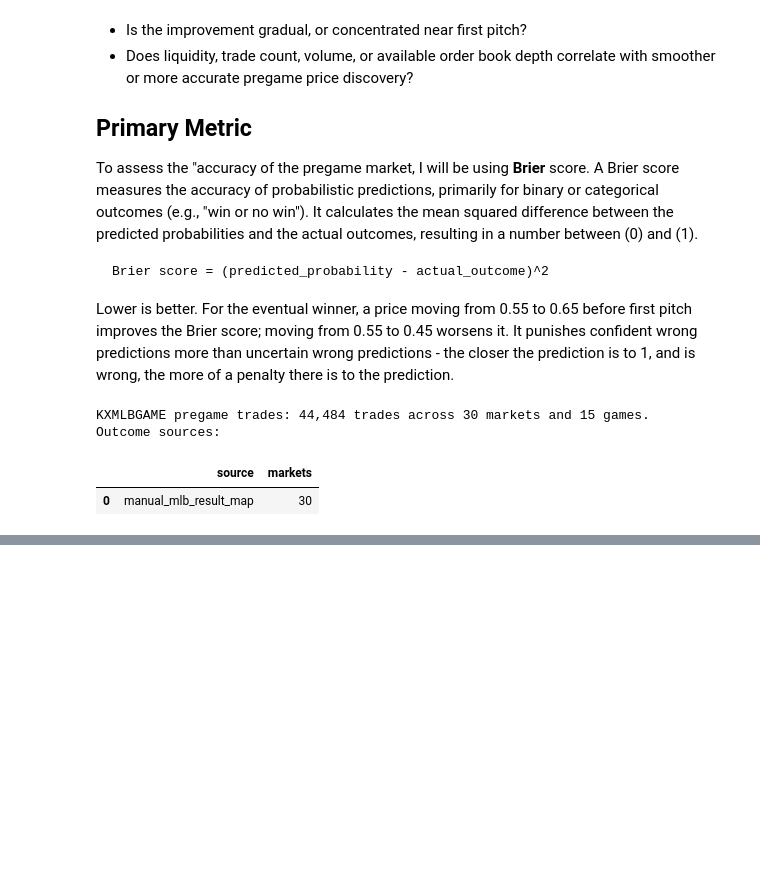
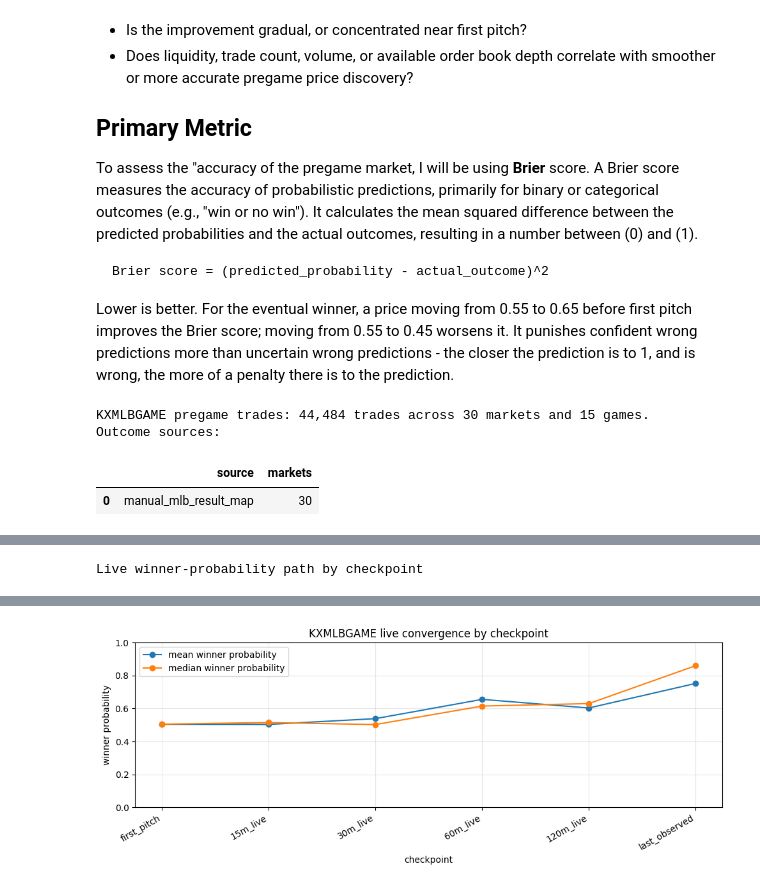
Before and after one commit to GGarrido28/snowflake-market-data-platform, a Jupyter notebook: analysis/02_mlb_game_repricing_analysis.ipynb, the cells around one changed output, grey strips where cells are left out. Cells and saved outputs as stored; diff of their text form; code cells hidden in the pictures; blank space fills up the shorter version.

```diff
--- a/analysis/02_mlb_game_repricing_analysis.ipynb
+++ b/analysis/02_mlb_game_repricing_analysis.ipynb
@@ -1272,0 +1868,75 @@ Liquidity/path diagnostic panel
+# %%
+# Live winner-probability path at common elapsed-time checkpoints.
+LIVE_CHECKPOINTS = [
+    ('first_pitch', pd.Timedelta(minutes=0)),
+    ('15m_live', pd.Timedelta(minutes=15)),
+    ('30m_live', pd.Timedelta(minutes=30)),
+    ('60m_live', pd.Timedelta(minutes=60)),
+    ('120m_live', pd.Timedelta(minutes=120)),
+    ('last_observed', None),
+]
+
+live_checkpoint_rows = []
+for _, row in live_game_summary.iterrows():
+    event_ticker = row['event_ticker']
+    path = live_game_paths.get(event_ticker, pd.Series(dtype='float64'))
+    if path.empty:
+        continue
+    for checkpoint_order, (checkpoint, offset) in enumerate(LIVE_CHECKPOINTS):
+        if offset is None:
+            selected_time = path.index[-1]
+        else:
+            selected_time = row['game_start_et'] + offset
+            if selected_time > path.index[-1]:
+                continue
+        eligible = path.loc[path.index <= selected_time]
+        if eligible.empty:
+            continue
+        winner_probability = eligible.iloc[-1]
+        live_checkpoint_rows.append(
+            {
+                'event_ticker': event_ticker,
+                'winner_team_code': row['winner_team_code'],
+                'checkpoint_order': checkpoint_order,
+                'checkpoint': checkpoint,
+                'checkpoint_time_et': selected_time,
+                'winner_probability': winner_probability,
+            }
+        )
+
+live_checkpoint_prices = pd.DataFrame(live_checkpoint_rows)
+live_checkpoint_summary = live_checkpoint_prices.groupby(
+    ['checkpoint_order', 'checkpoint'],
+    as_index=False,
+).agg(
+    games=('event_ticker', 'nunique'),
+    mean_winner_probability=('winner_probability', 'mean'),
+    median_winner_probability=('winner_probability', 'median'),
+)
+
+print('Live winner-probability path by checkpoint')
+display(live_checkpoint_summary)
+
+fig, ax = plt.subplots(figsize=(10, 4))
+ax.plot(
+    live_checkpoint_summary['checkpoint'],
+    live_checkpoint_summary['mean_winner_probability'],
+    marker='o',
+    label='mean winner probability',
+)
+ax.plot(
+    live_checkpoint_summary['checkpoint'],
+    live_checkpoint_summary['median_winner_probability'],
+    marker='o',
+    label='median winner probability',
+)
+ax.set_title('KXMLBGAME live convergence by checkpoint')
+ax.set_xlabel('checkpoint')
+ax.set_ylabel('winner probability')
+ax.set_ylim(0, 1)
+ax.legend()
+plt.xticks(rotation=30, ha='right')
+plt.tight_layout()
+plt.show()
+# %% [output]
+Live winner-probability path by checkpoint
@@ -1272,0 +1950 @@ Liquidity/path diagnostic panel
+[figure, added]
```
Also changed, not shown: parts of 11 cells of this notebook.
